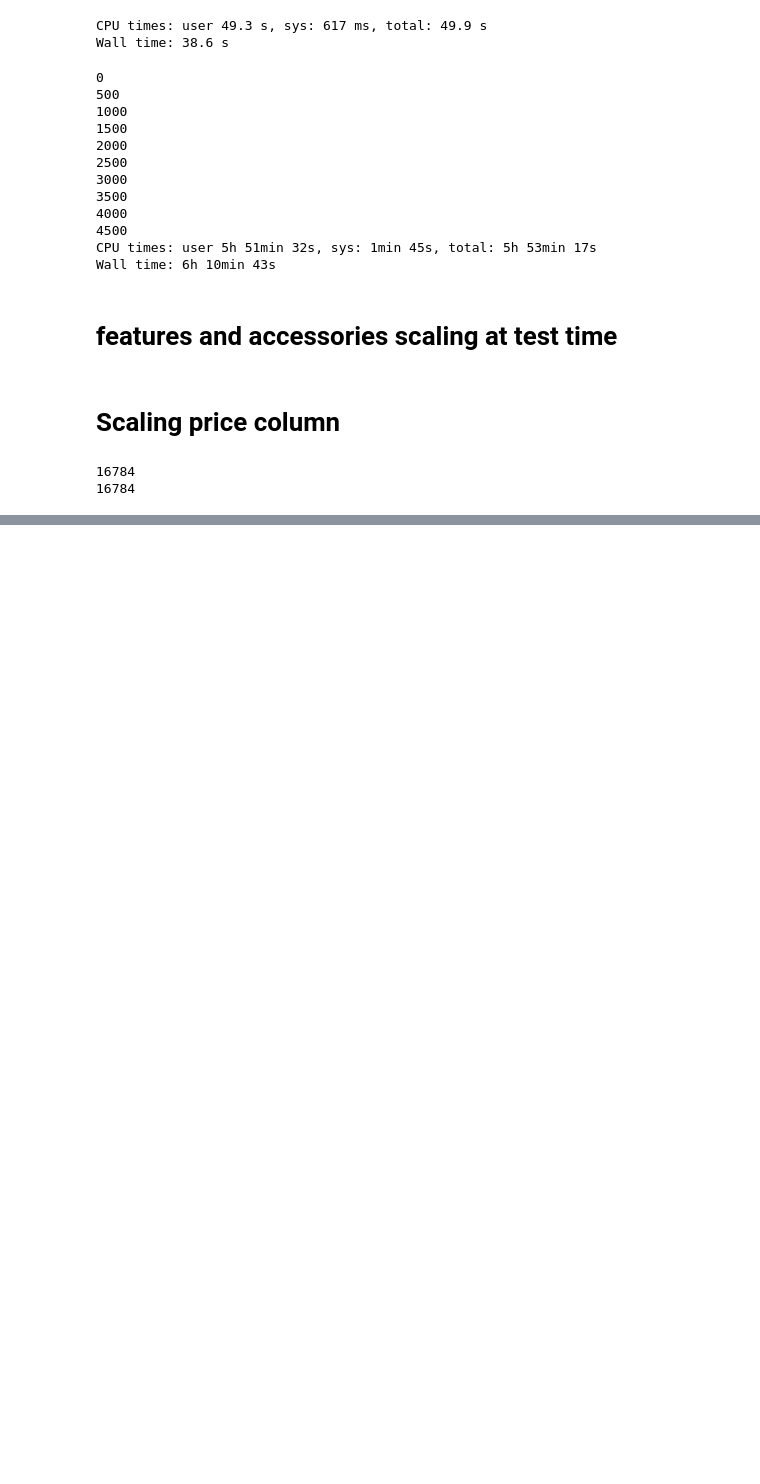
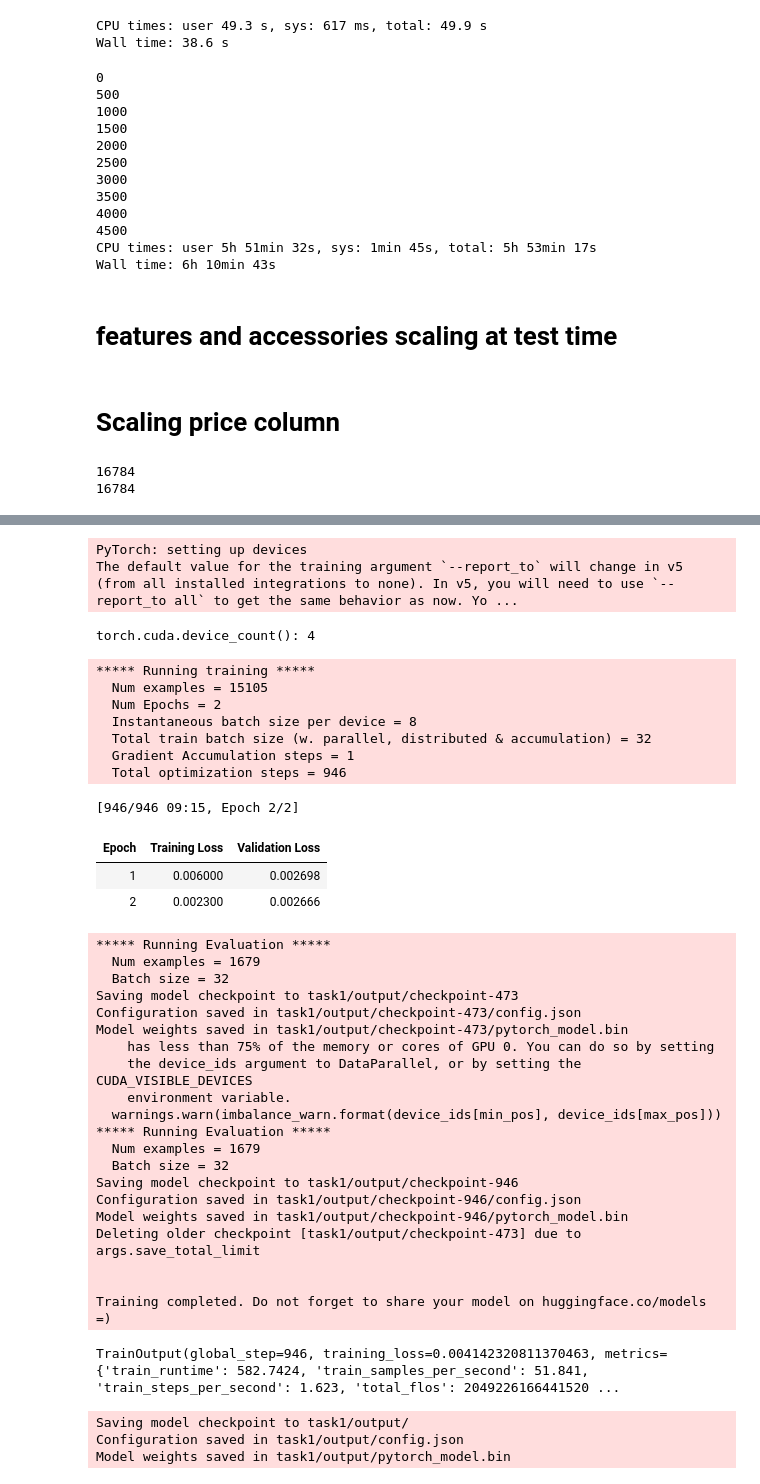
Before and after one commit to shmulvad/sg-car-mart-recommendation-engine, a Jupyter notebook: experiment.ipynb, the cells around one changed output, grey strips where cells are left out. Drawn from its saved outputs; the diff is of its cells as text; code cells hidden in the pictures; blank space fills up the shorter version.

Commit message:
Implemented code to train model to map description to a score between 0 and 1.

```diff
--- a/experiment.ipynb
+++ b/experiment.ipynb
@@ -512,0 +560,17 @@ output_df.to_csv("task1/data/train_3.tsv", sep="\t", index=False)
+# %%
+class DescriptionData(torch.utils.data.Dataset):
+
+    def __init__(self, encodings, labels):
+        self.encodings = encodings
+        self.labels = labels
+
+    def __getitem__(self, index):
+        item = {key: torch.tensor(val[index]) for key, val in self.encodings.items()}
+        item["labels"] = torch.tensor(self.labels[index])
+        return item
+
+    def __len__(self):
+        return len(self.labels)
+# %%
+train_dataset = DescriptionData(train_encodings, train_label)
+val_dataset = DescriptionData(val_encodings, val_label)
@@ -512,0 +589,2 @@ output_df.to_csv("task1/data/train_3.tsv", sep="\t", index=False)
+# %%
+model = BertForSequenceClassification.from_pretrained("bert-base-uncased", num_labels=1)
@@ -512,0 +609,52 @@ output_df.to_csv("task1/data/train_3.tsv", sep="\t", index=False)
+# %%
+output_dir = "task1/output/"
+logging_dir = "task1/logs/"
+# %%
+training_args = TrainingArguments(output_dir=output_dir, num_train_epochs=2, warmup_steps=50, weight_decay=0.01,
+                                  logging_dir=logging_dir, do_train=True, do_eval=True, evaluation_strategy="epoch",
+                                 learning_rate=0.001, logging_strategy="epoch", save_strategy="epoch", save_total_limit=1)
+trainer = Trainer(model=model, args=training_args, train_dataset=train_dataset, eval_dataset=val_dataset)
+
+trainer.train()
+# %% [output]
+PyTorch: setting up devices
+The default value for the training argument `--report_to` will change in v5 (from all installed integrations to none). In v5, you will need to use `--report_to all` to get the same behavior as now. Yo ...
+torch.cuda.device_count(): 4
+***** Running training *****
+  Num examples = 15105
+  Num Epochs = 2
+  Instantaneous batch size per device = 8
+  Total train batch size (w. parallel, distributed & accumulation) = 32
+  Gradient Accumulation steps = 1
+  Total optimization steps = 946
+[946/946 09:15, Epoch 2/2]
+| Epoch | Training Loss | Validation Loss |
+| 1 | 0.006000 | 0.002698 |
+| 2 | 0.002300 | 0.002666 |
+***** Running Evaluation *****
+  Num examples = 1679
+  Batch size = 32
+Saving model checkpoint to task1/output/checkpoint-473
+Configuration saved in task1/output/checkpoint-473/config.json
+Model weights saved in task1/output/checkpoint-473/pytorch_model.bin
+    has less than 75% of the memory or cores of GPU 0. You can do so by setting
+    the device_ids argument to DataParallel, or by setting the CUDA_VISIBLE_DEVICES
+    environment variable.
+  warnings.warn(imbalance_warn.format(device_ids[min_pos], device_ids[max_pos]))
+***** Running Evaluation *****
+  Num examples = 1679
+  Batch size = 32
+Saving model checkpoint to task1/output/checkpoint-946
+Configuration saved in task1/output/checkpoint-946/config.json
+Model weights saved in task1/output/checkpoint-946/pytorch_model.bin
+Deleting older checkpoint [task1/output/checkpoint-473] due to args.save_total_limit
+
+
+Training completed. Do not forget to share your model on huggingface.co/models =)
+TrainOutput(global_step=946, training_loss=0.004142320811370463, metrics={'train_runtime': 582.7424, 'train_samples_per_second': 51.841, 'train_steps_per_second': 1.623, 'total_flos': 2049226166441520 ...
+# %%
+trainer.save_model(output_dir)
+# %% [output]
+Saving model checkpoint to task1/output/
+Configuration saved in task1/output/config.json
+Model weights saved in task1/output/pytorch_model.bin
```
Also changed, not shown: parts of 25 cells of this notebook.
